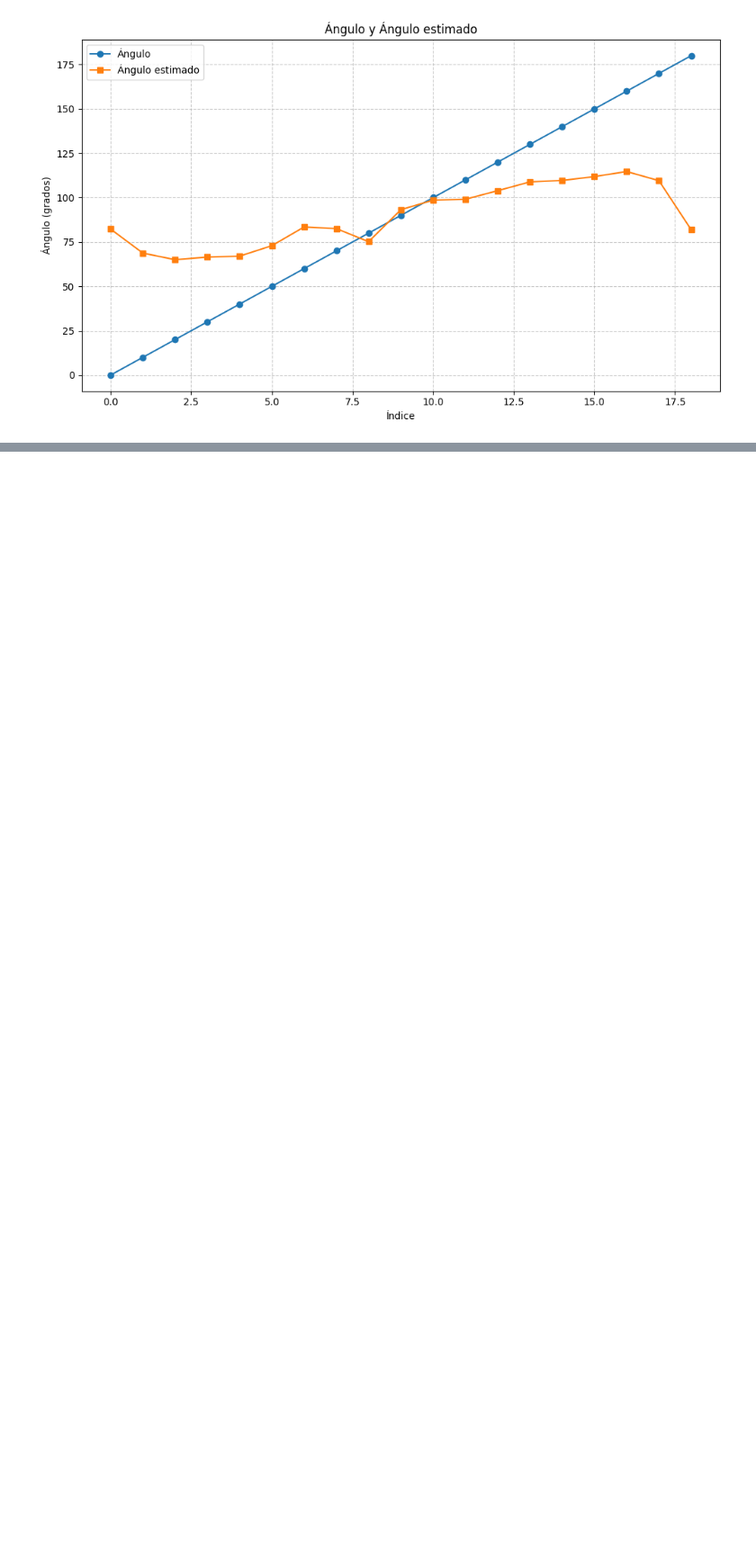
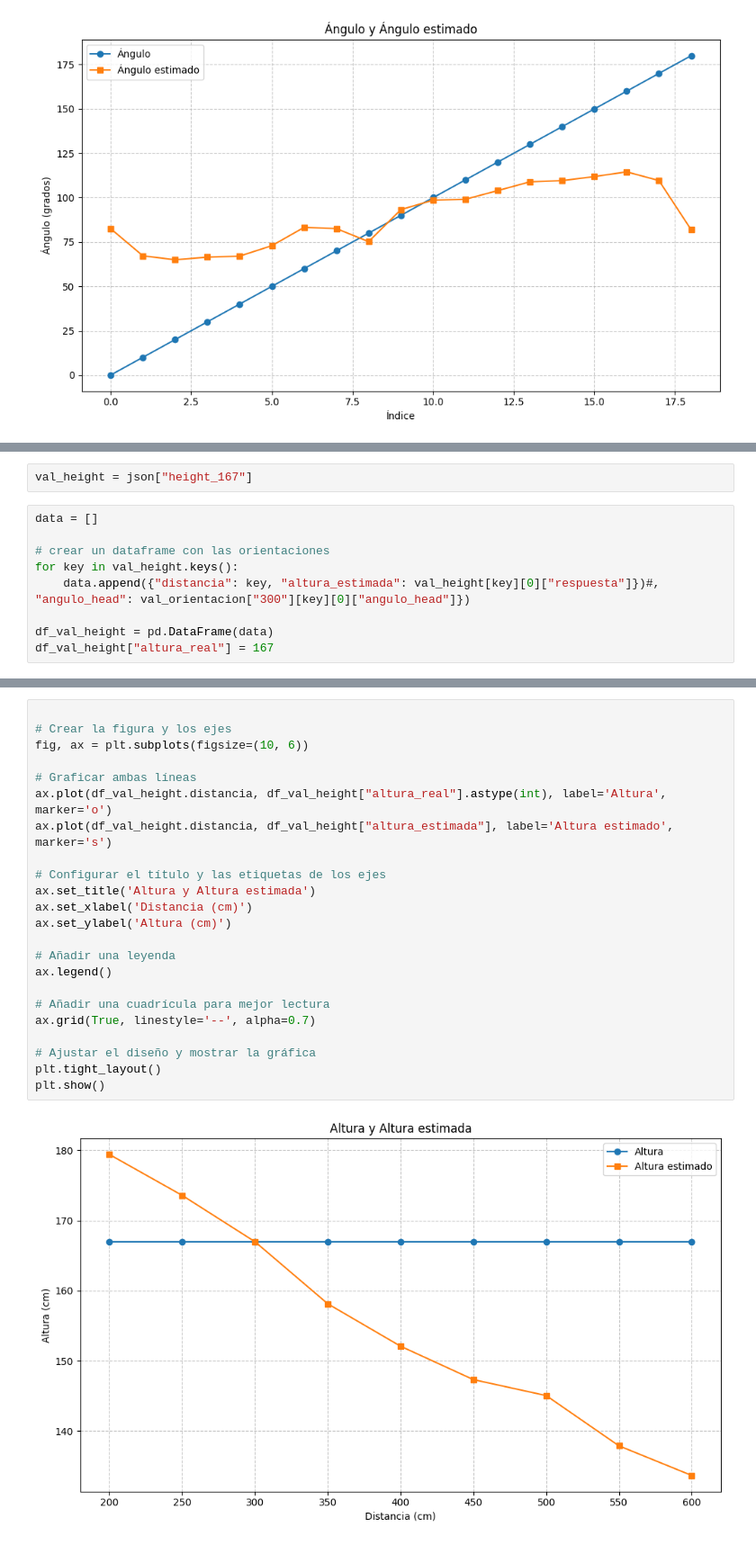
Before and after one commit to stevenaraujo98/integracion_pcl, a Jupyter notebook: get_res.ipynb, the cells around one changed output, grey strips where cells are left out. Shown at 90% size. Cells and saved outputs as stored; diff of their text form; blank space fills up the shorter version.

Commit message:
altura

```diff
--- a/get_res.ipynb
+++ b/get_res.ipynb
@@ -474,0 +484,11 @@ plt.show()
+# %%
+val_height = json["height_167"]
+# %%
+data = []
+
+# crear un dataframe con las orientaciones
+for key in val_height.keys():
+    data.append({"distancia": key, "altura_estimada": val_height[key][0]["respuesta"]})#, "angulo_head": val_orientacion["300"][key][0]["angulo_head"]})
+
+df_val_height = pd.DataFrame(data)
+df_val_height["altura_real"] = 167
@@ -474,0 +508,25 @@ plt.show()
+# %%
+
+# Crear la figura y los ejes
+fig, ax = plt.subplots(figsize=(10, 6))
+
+# Graficar ambas líneas
+ax.plot(df_val_height.distancia, df_val_height["altura_real"].astype(int), label='Altura', marker='o')
+ax.plot(df_val_height.distancia, df_val_height["altura_estimada"], label='Altura estimado', marker='s')
+
+# Configurar el título y las etiquetas de los ejes
+ax.set_title('Altura y Altura estimada')
+ax.set_xlabel('Distancia (cm)')
+ax.set_ylabel('Altura (cm)')
+
+# Añadir una leyenda
+ax.legend()
+
+# Añadir una cuadrícula para mejor lectura
+ax.grid(True, linestyle='--', alpha=0.7)
+
+# Ajustar el diseño y mostrar la gráfica
+plt.tight_layout()
+plt.show()
+# %% [output]
+[figure, added]
```
Also changed, not shown: parts of 14 cells of this notebook, 4 other files.
